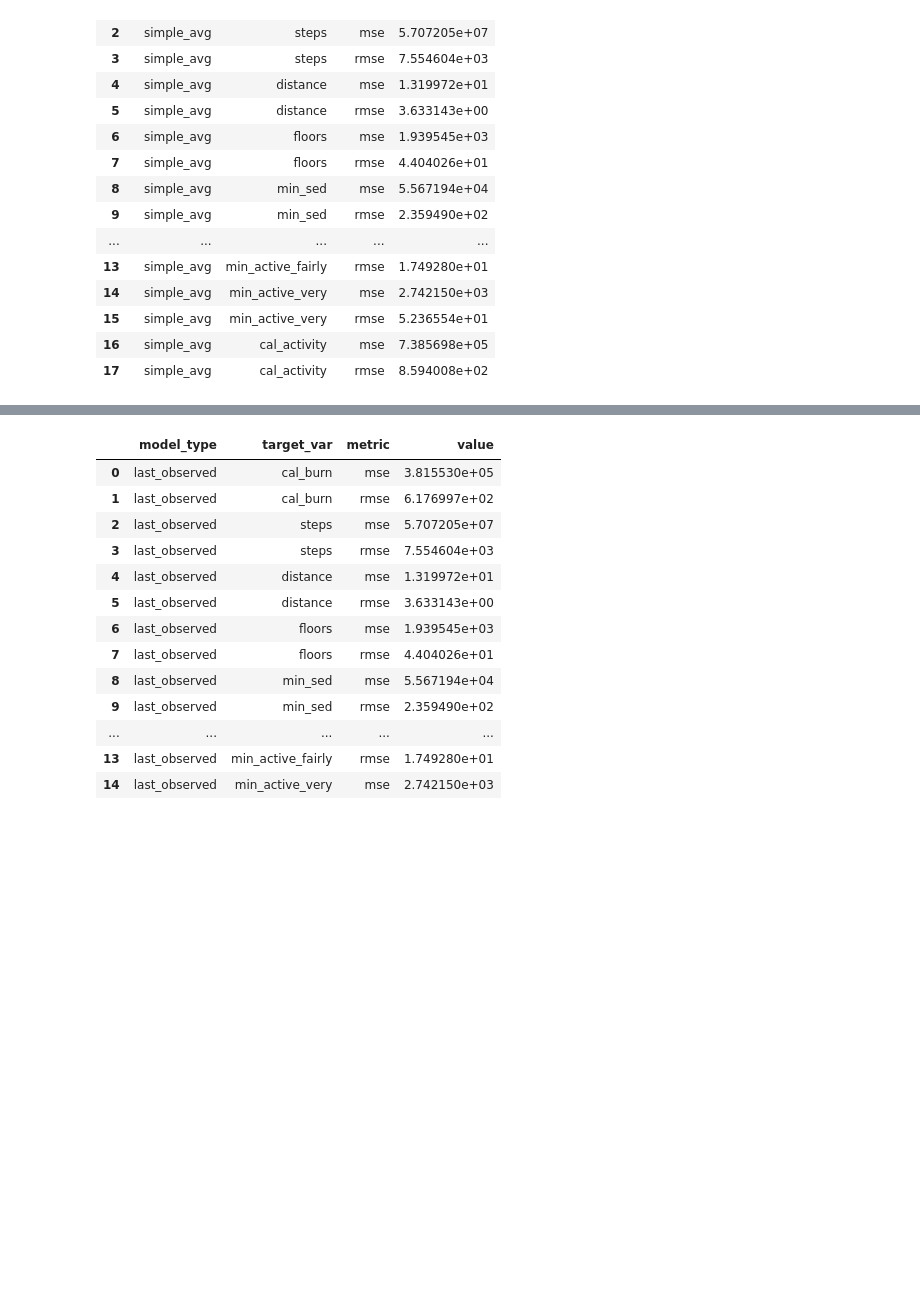
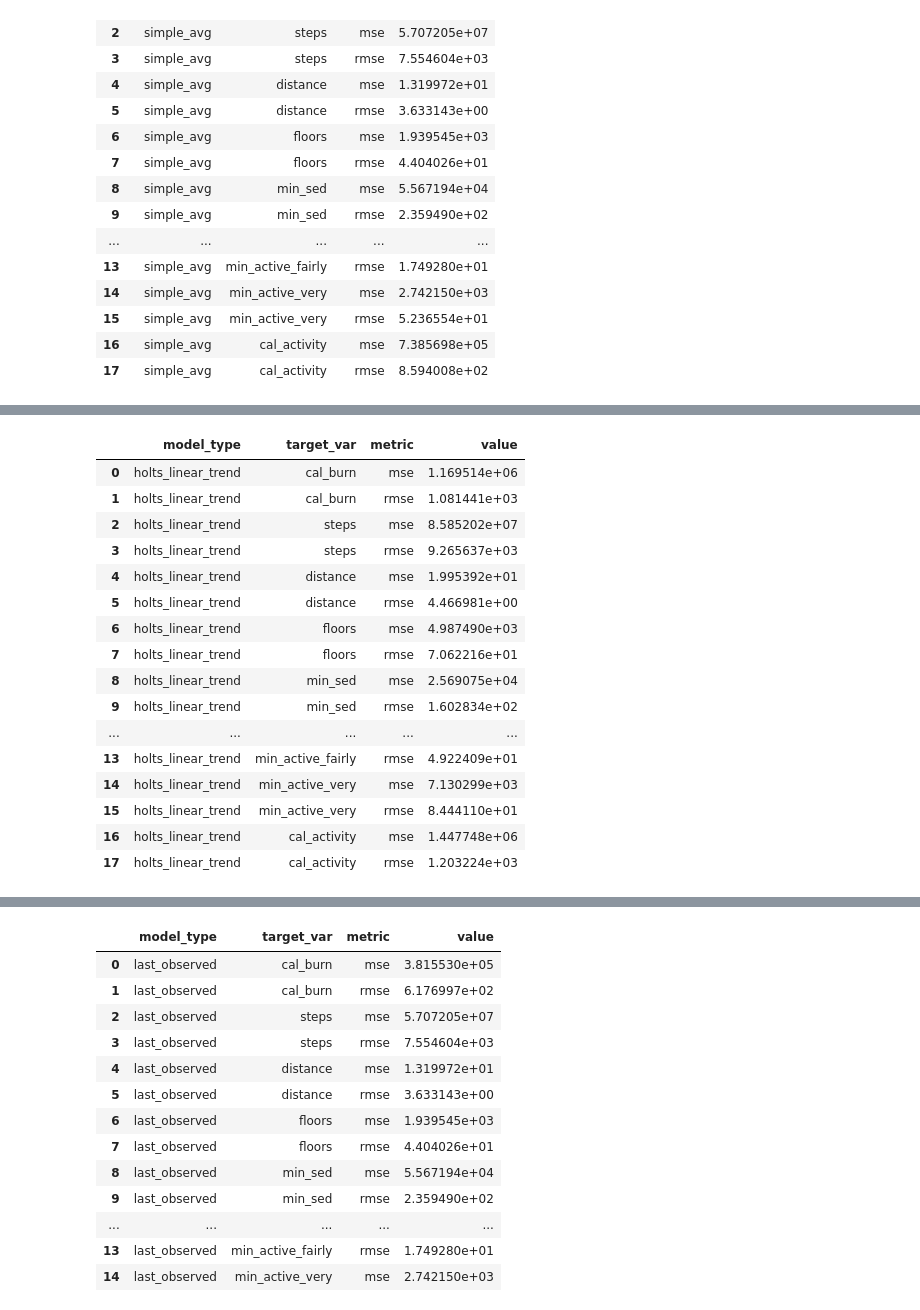
Before and after one commit to BlancoRD/Fitbit-Time-Series, a Jupyter notebook: setup-Copy1.ipynb, the cells around one changed output, grey strips where cells are left out. Cells and saved outputs as stored; diff of their text form; code cells hidden in the pictures; blank space fills up the shorter version.

```diff
--- a/setup-Copy1.ipynb
+++ b/setup-Copy1.ipynb
@@ -293,0 +365,31 @@ def simple_avg():
+# %%
+def holt_linear():
+    from statsmodels.tsa.api import Holt
+
+    for var in target_vars:
+        model = Holt(train[var]).fit(smoothing_level=.3, smoothing_slope=.1, optimized=False)
+        yhat[var] = pd.DataFrame(model.forecast(test[var].shape[0]), columns=[var])
+
+    #plot_and_eval(target_vars, train, test)
+        eval_df = append_eval_df(model_type='holts_linear_trend', target_vars=target_vars, train = train, test = test)
+    return eval_df
+# %%
+holt_linear()
+# %% [output]
+|  | model_type | target_var | metric | value |
+| 0 | holts_linear_trend | cal_burn | mse | 1.169514e+06 |
+| 1 | holts_linear_trend | cal_burn | rmse | 1.081441e+03 |
+| 2 | holts_linear_trend | steps | mse | 8.585202e+07 |
+| 3 | holts_linear_trend | steps | rmse | 9.265637e+03 |
+| 4 | holts_linear_trend | distance | mse | 1.995392e+01 |
+| 5 | holts_linear_trend | distance | rmse | 4.466981e+00 |
+| 6 | holts_linear_trend | floors | mse | 4.987490e+03 |
+| 7 | holts_linear_trend | floors | rmse | 7.062216e+01 |
+| 8 | holts_linear_trend | min_sed | mse | 2.569075e+04 |
+| 9 | holts_linear_trend | min_sed | rmse | 1.602834e+02 |
+| ... | ... | ... | ... | ... |
+| 13 | holts_linear_trend | min_active_fairly | rmse | 4.922409e+01 |
+| 14 | holts_linear_trend | min_active_very | mse | 7.130299e+03 |
+| 15 | holts_linear_trend | min_active_very | rmse | 8.444110e+01 |
+| 16 | holts_linear_trend | cal_activity | mse | 1.447748e+06 |
+| 17 | holts_linear_trend | cal_activity | rmse | 1.203224e+03 |
```
Also changed, not shown: parts of 7 cells of this notebook, 1 other file.
